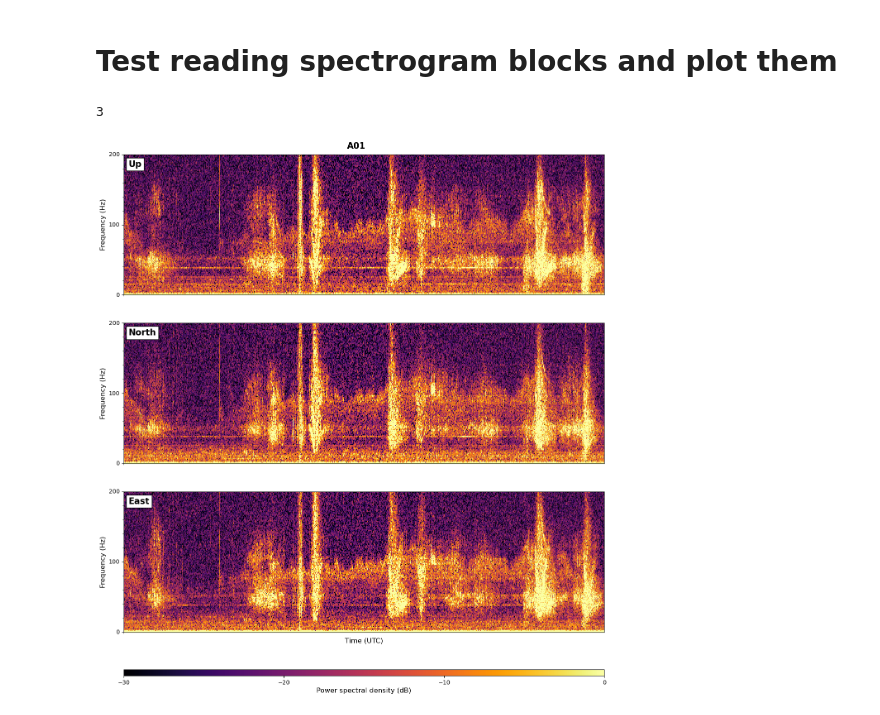
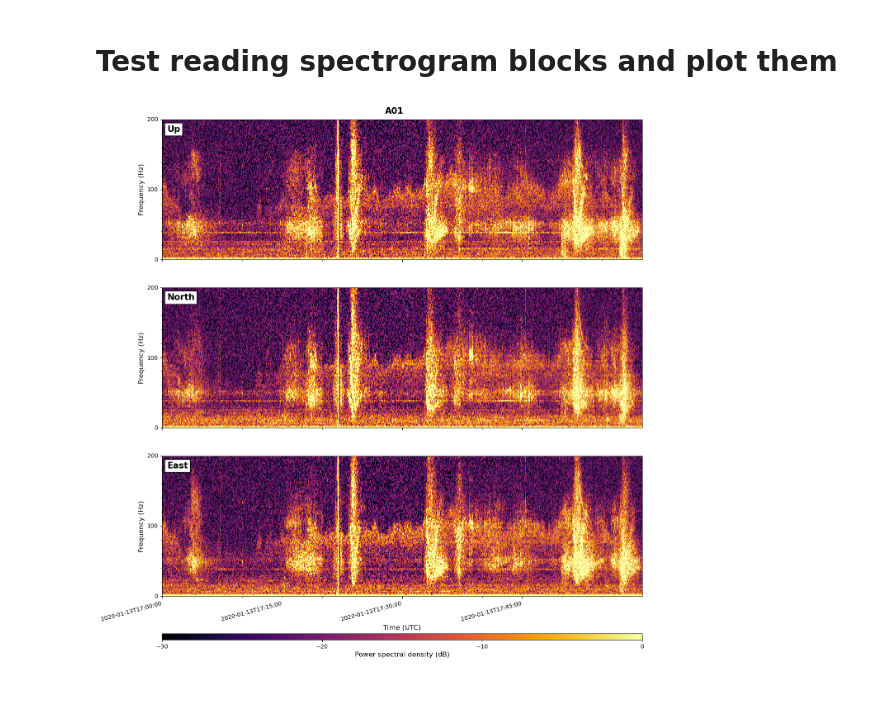
Before and after one commit to SerpRateAI/oman_microearthquakes, a Jupyter notebook: test_read_and_plot_spec_blocks.ipynb, the cells around one changed output. Drawn from its saved outputs; the diff is of its cells as text; code cells hidden in the pictures.

Commit message:
Fixed the issues with plotting 3C geophone spectrograms

```diff
--- a/test_read_and_plot_spec_blocks.ipynb
+++ b/test_read_and_plot_spec_blocks.ipynb
@@ -19,12 +19,8 @@ filename = assemble_spec_filename("whole_deployment", "daily", "geo", station, w
 inpath = join(indir, filename)
 
 stream_spec = read_geo_spectrograms(inpath, starttime = "2020-01-13T17:00:00", endtime = "2020-01-13T17:59:59", max_freq = 200.0)
-# %%
-len(stream_spec)
-# %% [output]
-3
 # %%
 # Plot the spectrograms
-fig, axes, cbar = plot_long_term_geo_stft_spectrograms(stream_spec, freq_lim = (0, 200), date_format = "%Y-%m-%dT%H:%M:%S", major_time_spacing = 6, minor_time_spacing = 1)
+fig, axes, cbar = plot_geo_stft_spectrograms(stream_spec, freq_lim = (0, 200), date_format = "%Y-%m-%dT%H:%M:%S", major_time_spacing = "15min", minor_time_spacing = "5min")
 # %% [output]
-[figure, old version]
+[figure, new version]
```
Also changed, not shown: parts of 1 cell of this notebook, 1 other file.
